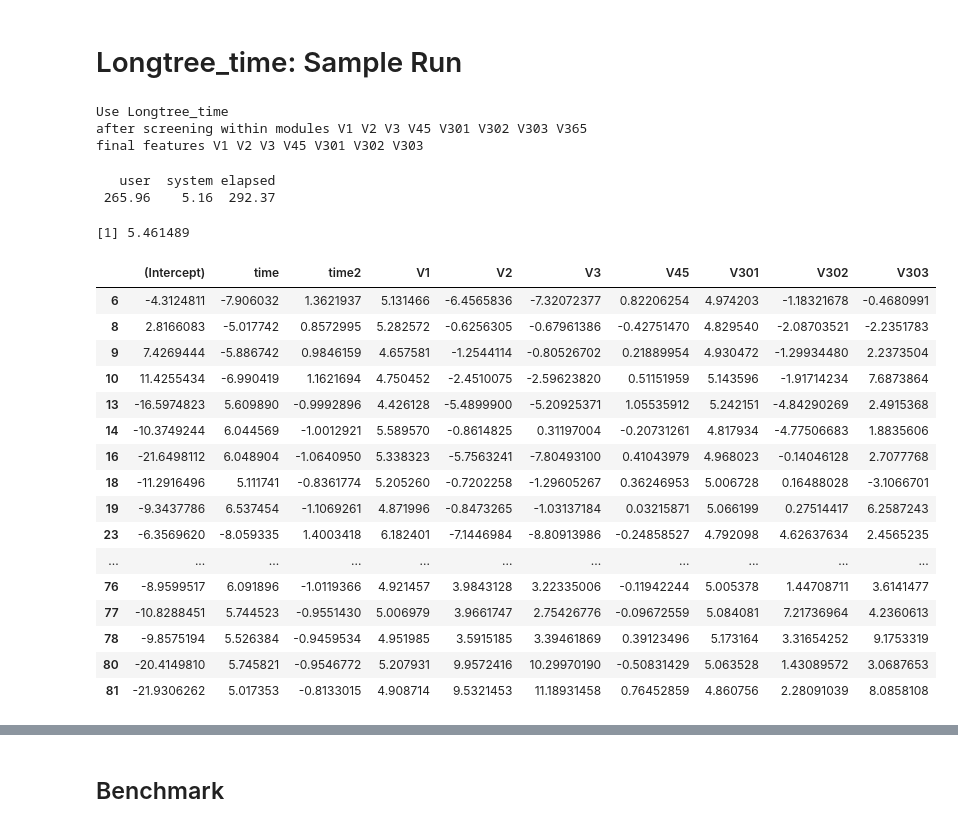
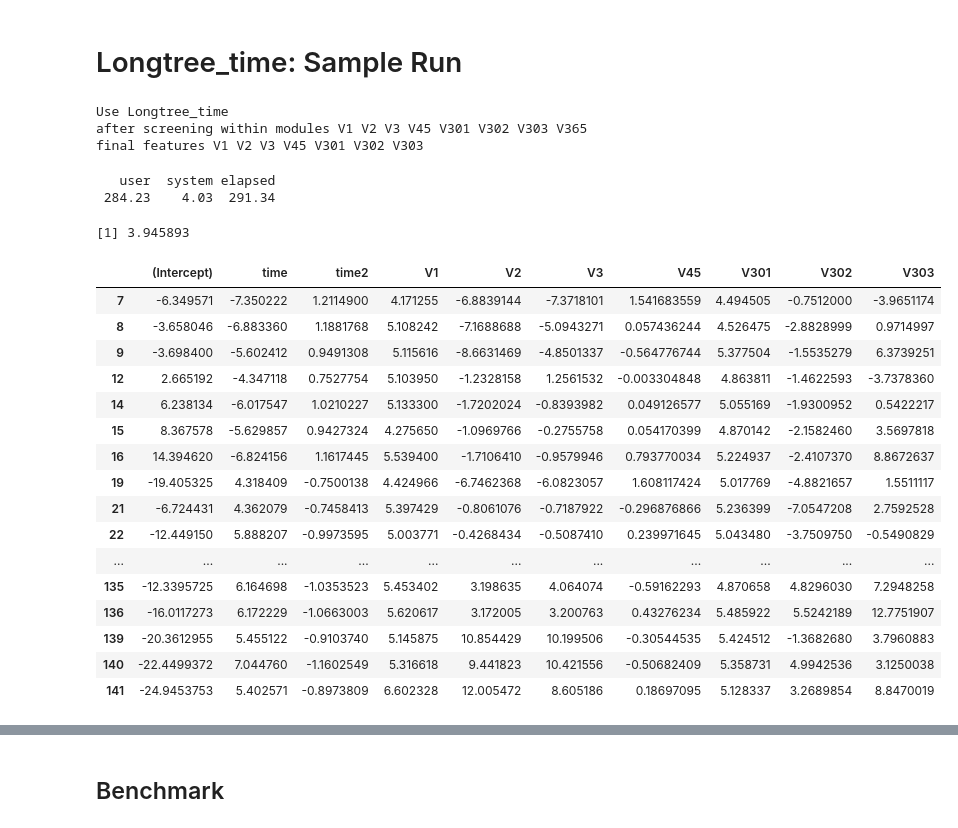
Before and after one commit to Yuancheng-Xu/UCLA-CSST-SAVE, a Jupyter notebook: Longtree/Package.ipynb, the cells around one changed output, grey strips where cells are left out. Drawn from its saved outputs; the diff is of its cells as text; code cells hidden in the pictures.

```diff
--- a/Longtree/Package.ipynb
+++ b/Longtree/Package.ipynb
@@ -508,37 +531,37 @@ var_select = paste("V",1:400,sep="")
 # %%
 # Fuzzy=TRUE
 # alpha = 0.2, maxdepth_factor_select = 0.8
 system.time({
     mytree = Longtree(data,fixed_regress=fixed_regress,fixed_split=fixed_split,
                   var_select=var_select,cluster=cluster,Fuzzy=TRUE,
-                     maxdepth_factor_select = 0.8)
+                     maxdepth_factor_select = 0.8,minsize_multiplier=5)
 })
 mean((predict(mytree,newdata=data_test,re.form=NA)-data_test$y)**2)
 coef(mytree)
 # %% [output]
 Use Longtree_time
 after screening within modules V1 V2 V3 V45 V301 V302 V303 V365
 final features V1 V2 V3 V45 V301 V302 V303
    user  system elapsed
- 265.96    5.16  292.37
+ 284.23    4.03  291.34
-[1] 5.461489
+[1] 3.945893
 |  | (Intercept) | time | time2 | V1 | V2 | V3 | V45 | V301 | V302 | V303 |
-| 6 | -4.3124811 | -7.906032 | 1.3621937 | 5.131466 | -6.4565836 | -7.32072377 | 0.82206254 | 4.974203 | -1.18321678 | -0.4680991 |
-| 8 | 2.8166083 | -5.017742 | 0.8572995 | 5.282572 | -0.6256305 | -0.67961386 | -0.42751470 | 4.829540 | -2.08703521 | -2.2351783 |
-| 9 | 7.4269444 | -5.886742 | 0.9846159 | 4.657581 | -1.2544114 | -0.80526702 | 0.21889954 | 4.930472 | -1.29934480 | 2.2373504 |
-| 10 | 11.4255434 | -6.990419 | 1.1621694 | 4.750452 | -2.4510075 | -2.59623820 | 0.51151959 | 5.143596 | -1.91714234 | 7.6873864 |
-| 13 | -16.5974823 | 5.609890 | -0.9992896 | 4.426128 | -5.4899900 | -5.20925371 | 1.05535912 | 5.242151 | -4.84290269 | 2.4915368 |
-| 14 | -10.3749244 | 6.044569 | -1.0012921 | 5.589570 | -0.8614825 | 0.31197004 | -0.20731261 | 4.817934 | -4.77506683 | 1.8835606 |
-| 16 | -21.6498112 | 6.048904 | -1.0640950 | 5.338323 | -5.7563241 | -7.80493100 | 0.41043979 | 4.968023 | -0.14046128 | 2.7077768 |
-| 18 | -11.2916496 | 5.111741 | -0.8361774 | 5.205260 | -0.7202258 | -1.29605267 | 0.36246953 | 5.006728 | 0.16488028 | -3.1066701 |
-| 19 | -9.3437786 | 6.537454 | -1.1069261 | 4.871996 | -0.8473265 | -1.03137184 | 0.03215871 | 5.066199 | 0.27514417 | 6.2587243 |
-| 23 | -6.3569620 | -8.059335 | 1.4003418 | 6.182401 | -7.1446984 | -8.80913986 | -0.24858527 | 4.792098 | 4.62637634 | 2.4565235 |
+| 7 | -6.349571 | -7.350222 | 1.2114900 | 4.171255 | -6.8839144 | -7.3718101 | 1.541683559 | 4.494505 | -0.7512000 | -3.9651174 |
+| 8 | -3.658046 | -6.883360 | 1.1881768 | 5.108242 | -7.1688688 | -5.0943271 | 0.057436244 | 4.526475 | -2.8828999 | 0.9714997 |
+| 9 | -3.698400 | -5.602412 | 0.9491308 | 5.115616 | -8.6631469 | -4.8501337 | -0.564776744 | 5.377504 | -1.5535279 | 6.3739251 |
+| 12 | 2.665192 | -4.347118 | 0.7527754 | 5.103950 | -1.2328158 | 1.2561532 | -0.003304848 | 4.863811 | -1.4622593 | -3.7378360 |
+| 14 | 6.238134 | -6.017547 | 1.0210227 | 5.133300 | -1.7202024 | -0.8393982 | 0.049126577 | 5.055169 | -1.9300952 | 0.5422217 |
+| 15 | 8.367578 | -5.629857 | 0.9427324 | 4.275650 | -1.0969766 | -0.2755758 | 0.054170399 | 4.870142 | -2.1582460 | 3.5697818 |
+| 16 | 14.394620 | -6.824156 | 1.1617445 | 5.539400 | -1.7106410 | -0.9579946 | 0.793770034 | 5.224937 | -2.4107370 | 8.8672637 |
+| 19 | -19.405325 | 4.318409 | -0.7500138 | 4.424966 | -6.7462368 | -6.0823057 | 1.608117424 | 5.017769 | -4.8821657 | 1.5511117 |
+| 21 | -6.724431 | 4.362079 | -0.7458413 | 5.397429 | -0.8061076 | -0.7187922 | -0.296876866 | 5.236399 | -7.0547208 | 2.7592528 |
+| 22 | -12.449150 | 5.888207 | -0.9973595 | 5.003771 | -0.4268434 | -0.5087410 | 0.239971645 | 5.043480 | -3.7509750 | -0.5490829 |
 | ... | ... | ... | ... | ... | ... | ... | ... | ... | ... | ... |
-| 76 | -8.9599517 | 6.091896 | -1.0119366 | 4.921457 | 3.9843128 | 3.22335006 | -0.11942244 | 5.005378 | 1.44708711 | 3.6141477 |
-| 77 | -10.8288451 | 5.744523 | -0.9551430 | 5.006979 | 3.9661747 | 2.75426776 | -0.09672559 | 5.084081 | 7.21736964 | 4.2360613 |
-| 78 | -9.8575194 | 5.526384 | -0.9459534 | 4.951985 | 3.5915185 | 3.39461869 | 0.39123496 | 5.173164 | 3.31654252 | 9.1753319 |
-| 80 | -20.4149810 | 5.745821 | -0.9546772 | 5.207931 | 9.9572416 | 10.29970190 | -0.50831429 | 5.063528 | 1.43089572 | 3.0687653 |
-| 81 | -21.9306262 | 5.017353 | -0.8133015 | 4.908714 | 9.5321453 | 11.18931458 | 0.76452859 | 4.860756 | 2.28091039 | 8.0858108 |
+| 135 | -12.3395725 | 6.164698 | -1.0353523 | 5.453402 | 3.198635 | 4.064074 | -0.59162293 | 4.870658 | 4.8296030 | 7.2948258 |
+| 136 | -16.0117273 | 6.172229 | -1.0663003 | 5.620617 | 3.172005 | 3.200763 | 0.43276234 | 5.485922 | 5.5242189 | 12.7751907 |
+| 139 | -20.3612955 | 5.455122 | -0.9103740 | 5.145875 | 10.854429 | 10.199506 | -0.30544535 | 5.424512 | -1.3682680 | 3.7960883 |
+| 140 | -22.4499372 | 7.044760 | -1.1602549 | 5.316618 | 9.441823 | 10.421556 | -0.50682409 | 5.358731 | 4.9942536 | 3.1250038 |
+| 141 | -24.9453753 | 5.402571 | -0.8973809 | 6.602328 | 12.005472 | 8.605186 | 0.18697095 | 5.128337 | 3.2689854 | 8.8470019 |
 # %%
 # Fuzzy=TRUE
 # alpha = 0.2, maxdepth_factor_select = 0.5 (all default)
```
Also changed, not shown: parts of 7 cells of this notebook, 7 other files.
